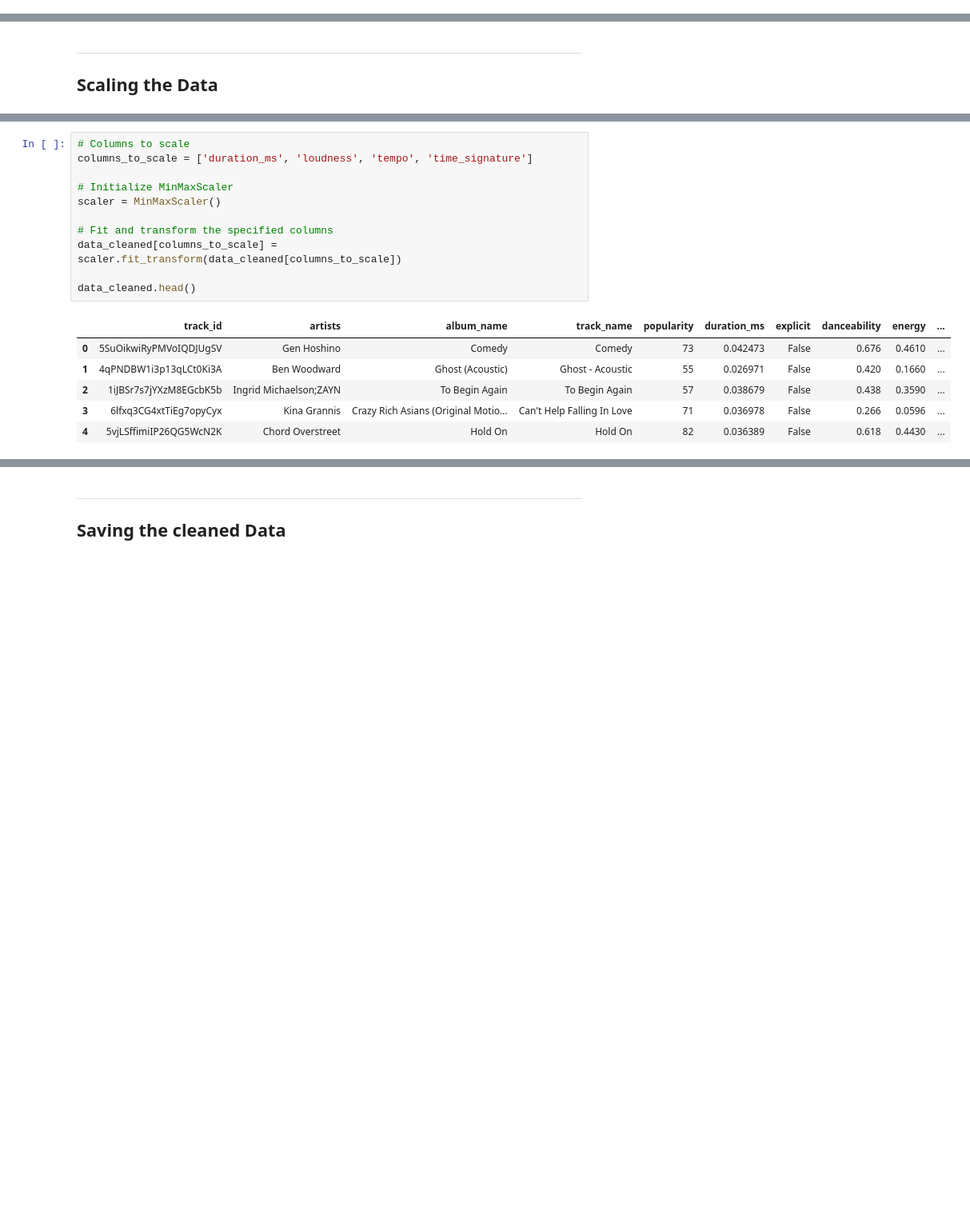
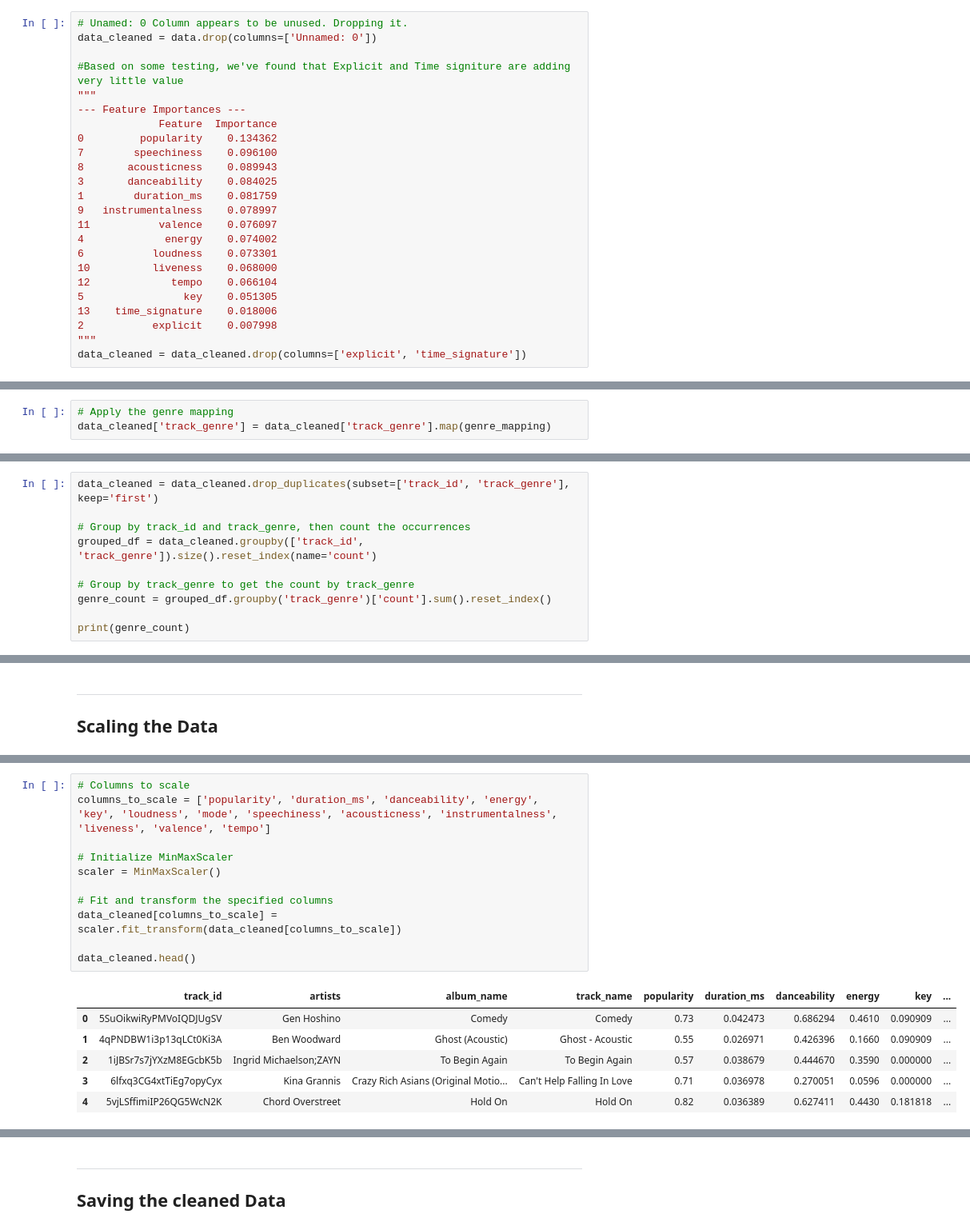
Before and after one commit to itaylor1645/Project-2-Eagle-Eye, a Jupyter notebook: data_cleaning.ipynb, the cells around one changed output, grey strips where cells are left out. Shown: that part at 80% size. Cells and saved outputs as stored; diff of their text form; blank space fills up the shorter version.

```diff
--- a/data_cleaning.ipynb
+++ b/data_cleaning.ipynb
@@ -77,3 +76,27 @@ data_cleaned = data.drop(columns=['Unnamed: 0'])
+# %%
+# Unamed: 0 Column appears to be unused. Dropping it.
+data_cleaned = data.drop(columns=['Unnamed: 0'])
+
+#Based on some testing, we've found that Explicit and Time signiture are adding very little value
+"""
+--- Feature Importances ---
+             Feature  Importance
+0         popularity    0.134362
+7        speechiness    0.096100
+8       acousticness    0.089943
+3       danceability    0.084025
+1        duration_ms    0.081759
+9   instrumentalness    0.078997
+11           valence    0.076097
+4             energy    0.074002
+6           loudness    0.073301
+10          liveness    0.068000
+12             tempo    0.066104
+5                key    0.051305
+13    time_signature    0.018006
+2           explicit    0.007998
+"""
+data_cleaned = data_cleaned.drop(columns=['explicit', 'time_signature'])
 # %%
 #Checking for rows with nulls
 
@@ -114,0 +281,3 @@ dtype: int64
+# %%
+# Apply the genre mapping
+data_cleaned['track_genre'] = data_cleaned['track_genre'].map(genre_mapping)
@@ -114,0 +371,10 @@ dtype: int64
+# %%
+data_cleaned = data_cleaned.drop_duplicates(subset=['track_id', 'track_genre'], keep='first')
+
+# Group by track_id and track_genre, then count the occurrences
+grouped_df = data_cleaned.groupby(['track_id', 'track_genre']).size().reset_index(name='count')
+
+# Group by track_genre to get the count by track_genre
+genre_count = grouped_df.groupby('track_genre')['count'].sum().reset_index()
+
+print(genre_count)
@@ -156,21 +445,21 @@ Data Type: int64, Column: time_signature, Range: (0, 5)
 # %%
 # Columns to scale
-columns_to_scale = ['duration_ms', 'loudness', 'tempo', 'time_signature']
+columns_to_scale = ['popularity', 'duration_ms', 'danceability', 'energy', 'key', 'loudness', 'mode', 'speechiness', 'acousticness', 'instrumentalness', 'liveness', 'valence', 'tempo']
 
 # Initialize MinMaxScaler
 scaler = MinMaxScaler()
 
 # Fit and transform the specified columns
 data_cleaned[columns_to_scale] = scaler.fit_transform(data_cleaned[columns_to_scale])
 
 data_cleaned.head()
 # %% [output]
-|  | track_id | artists | album_name | track_name | popularity | duration_ms | explicit | danceability | energy | ... |
-| 0 | 5SuOikwiRyPMVoIQDJUgSV | Gen Hoshino | Comedy | Comedy | 73 | 0.042473 | False | 0.676 | 0.4610 | ... |
-| 1 | 4qPNDBW1i3p13qLCt0Ki3A | Ben Woodward | Ghost (Acoustic) | Ghost - Acoustic | 55 | 0.026971 | False | 0.420 | 0.1660 | ... |
-| 2 | 1iJBSr7s7jYXzM8EGcbK5b | Ingrid Michaelson;ZAYN | To Begin Again | To Begin Again | 57 | 0.038679 | False | 0.438 | 0.3590 | ... |
-| 3 | 6lfxq3CG4xtTiEg7opyCyx | Kina Grannis | Crazy Rich Asians (Original Motio... | Can't Help Falling In Love | 71 | 0.036978 | False | 0.266 | 0.0596 | ... |
-| 4 | 5vjLSffimiIP26QG5WcN2K | Chord Overstreet | Hold On | Hold On | 82 | 0.036389 | False | 0.618 | 0.4430 | ... |
+|  | track_id | artists | album_name | track_name | popularity | duration_ms | danceability | energy | key | ... |
+| 0 | 5SuOikwiRyPMVoIQDJUgSV | Gen Hoshino | Comedy | Comedy | 0.73 | 0.042473 | 0.686294 | 0.4610 | 0.090909 | ... |
+| 1 | 4qPNDBW1i3p13qLCt0Ki3A | Ben Woodward | Ghost (Acoustic) | Ghost - Acoustic | 0.55 | 0.026971 | 0.426396 | 0.1660 | 0.090909 | ... |
+| 2 | 1iJBSr7s7jYXzM8EGcbK5b | Ingrid Michaelson;ZAYN | To Begin Again | To Begin Again | 0.57 | 0.038679 | 0.444670 | 0.3590 | 0.000000 | ... |
+| 3 | 6lfxq3CG4xtTiEg7opyCyx | Kina Grannis | Crazy Rich Asians (Original Motio... | Can't Help Falling In Love | 0.71 | 0.036978 | 0.270051 | 0.0596 | 0.000000 | ... |
+| 4 | 5vjLSffimiIP26QG5WcN2K | Chord Overstreet | Hold On | Hold On | 0.82 | 0.036389 | 0.627411 | 0.4430 | 0.181818 | ... |
 # %%
 #Check the data ranges to see if it is scaled
 
```
Also changed, not shown: parts of 42 cells of this notebook, 4 other files.
